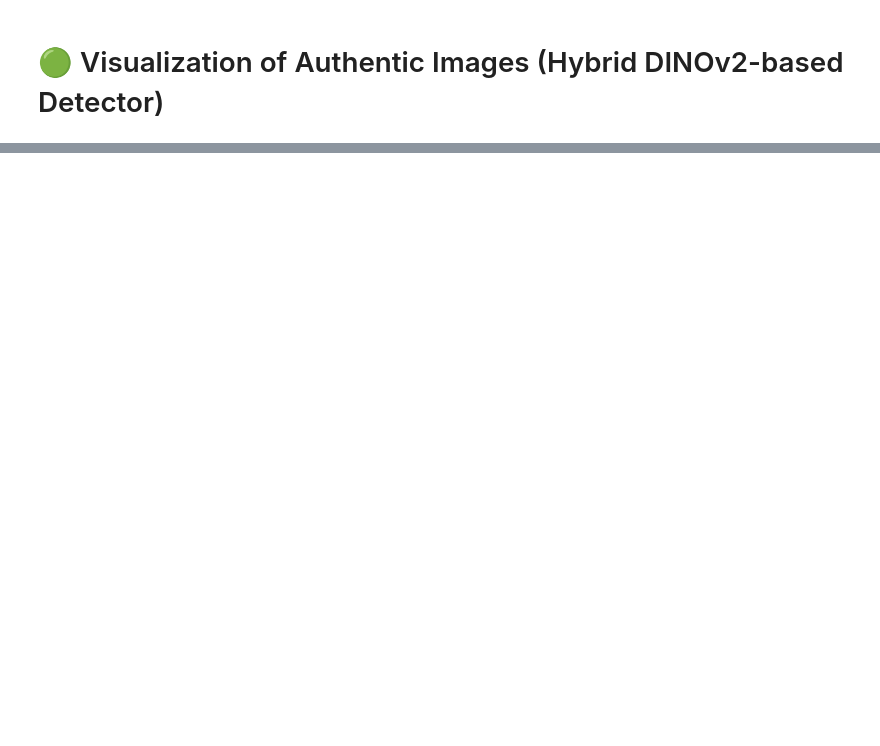
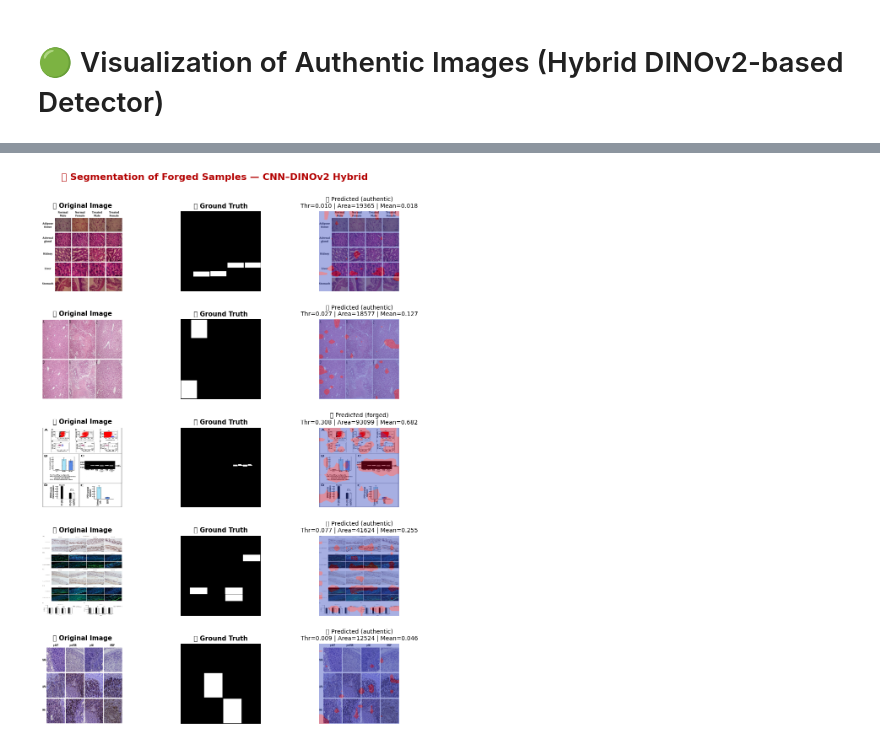
Before and after one commit to taguch1s/recodai-luc-scientific-image-forgery-detection, a Jupyter notebook: analysis/reports/scientific-forensics-dinov2-cnn-ipynb.ipynb, the cells around one changed output, grey strips where cells are left out. Saved outputs shown, nothing was run; the diff lists cells and outputs as text; code cells hidden in the pictures; blank space fills up the shorter version.

```diff
--- a/analysis/reports/scientific-forensics-dinov2-cnn-ipynb.ipynb
+++ b/analysis/reports/scientific-forensics-dinov2-cnn-ipynb.ipynb
@@ -895,0 +1184,46 @@ plt.show()
+# %%
+# 4️ Visualization (for validation forged samples)
+sample_forged = val_items[:5]
+n = len(sample_forged)
+fig, axes = plt.subplots(n, 3, figsize=(12, n * 3))
+if n == 1:
+    axes = np.expand_dims(axes, axis=0)
+
+for i, p in enumerate(sample_forged):
+    pil = Image.open(p).convert("RGB")
+    label, m_pred, thr, area, mean = pipeline_visual(pil)
+
+    # Ground Truth mask
+    m_gt = np.load(Path(SUPPLE_MASK_DIR)/f"{Path(p).stem}.npy")
+    if m_gt.ndim == 3: m_gt = np.max(m_gt, axis=0)
+    m_gt = (m_gt > 0).astype(np.uint8)
+
+    # Resize all for consistency
+    img_disp = cv2.resize(np.array(pil), (IMG_SIZE, IMG_SIZE))
+    gt_disp  = cv2.resize(m_gt, (IMG_SIZE, IMG_SIZE))
+    pr_disp  = cv2.resize(m_pred, (IMG_SIZE, IMG_SIZE))
+
+    # === Column 1: Original ===
+    axes[i, 0].imshow(img_disp)
+    axes[i, 0].set_title("🖼️ Original Image", fontsize=11, weight="bold")
+    axes[i, 0].axis("off")
+
+    # === Column 2: Ground Truth ===
+    axes[i, 1].imshow(gt_disp, cmap="gray")
+    axes[i, 1].set_title("✅ Ground Truth", fontsize=11, weight="bold")
+    axes[i, 1].axis("off")
+
+    # === Column 3: Predicted Mask ===
+    axes[i, 2].imshow(img_disp)
+    axes[i, 2].imshow(pr_disp, cmap="coolwarm", alpha=0.45)
+    axes[i, 2].set_title(f"🔮 Predicted ({label})\nThr={thr:.3f} | Area={area} | Mean={mean:.3f}",
+                         fontsize=10)
+    axes[i, 2].axis("off")
+
+plt.subplots_adjust(top=0.92, hspace=0.35)
+fig.suptitle("🔍 Segmentation of Forged Samples — CNN–DINOv2 Hybrid",
+             fontsize=16, fontweight="bold", color="#b30000")
+
+plt.show()
+# %% [output]
+[figure, added]
```
Also changed, not shown: parts of 13 cells of this notebook.
